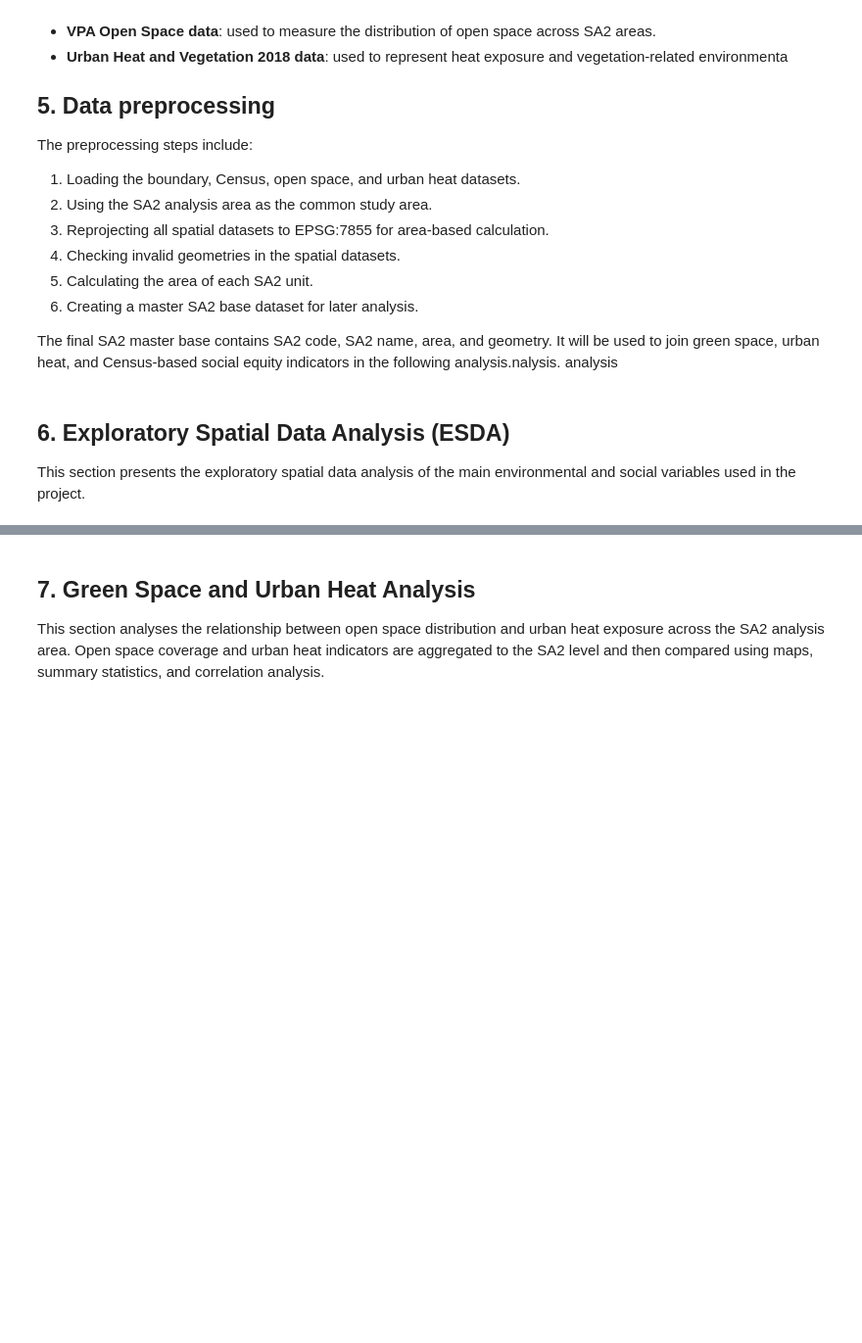
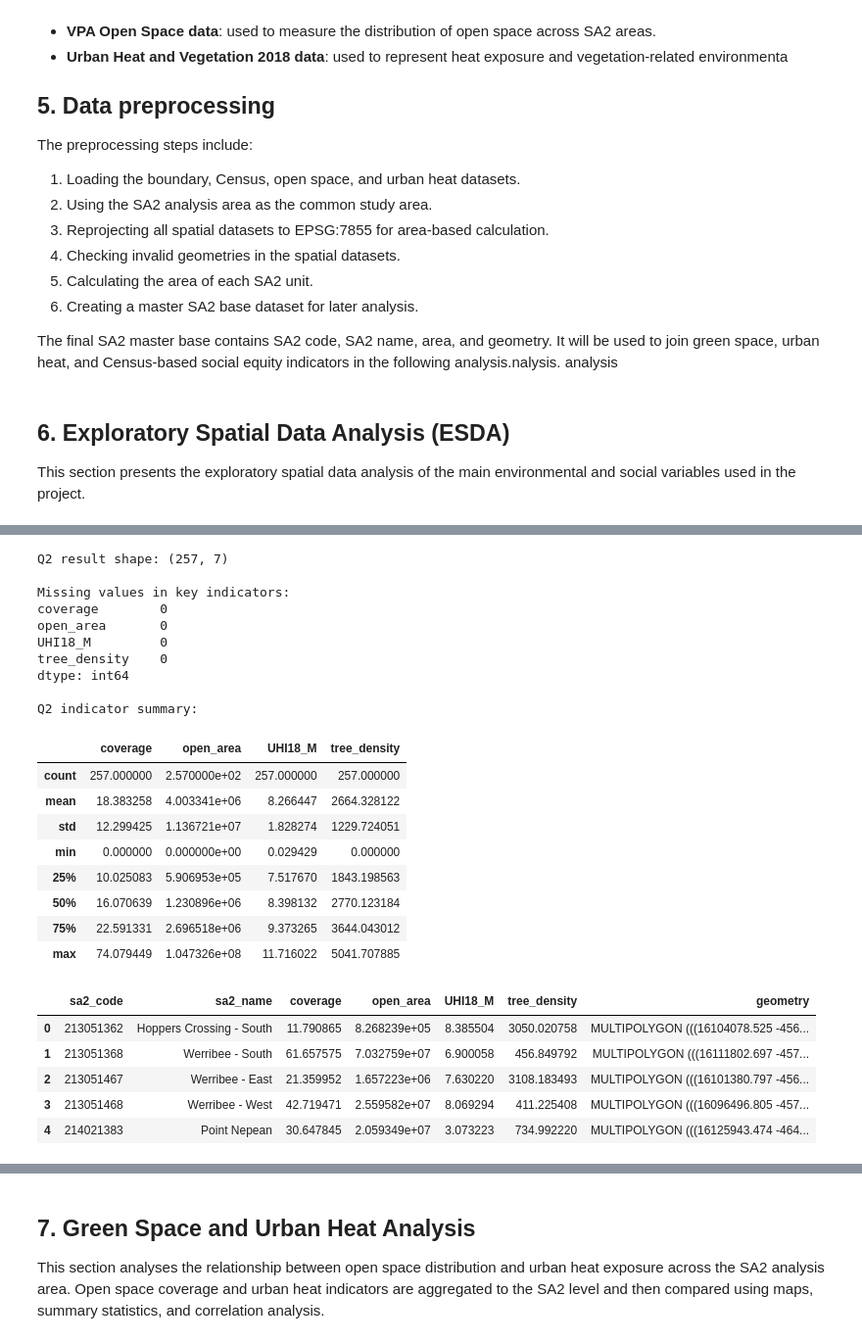
Before and after one commit to Ying7788/geom90006_a4, a Jupyter notebook: notebooks/A4_GreenSpace_UrbanHeat_Equity.ipynb.ipynb, the cells around one changed output, grey strips where cells are left out. Shown at 98% size. Drawn from its saved outputs; the diff is of its cells as text; code cells hidden in the pictures; blank space fills up the shorter version.

```diff
--- a/notebooks/A4_GreenSpace_UrbanHeat_Equity.ipynb.ipynb
+++ b/notebooks/A4_GreenSpace_UrbanHeat_Equity.ipynb.ipynb
@@ -221,0 +214,49 @@ NameError: name 'processed_dir' is not defined
+# %%
+# Check and clean completed Q2 result
+
+q2 = q2.copy()
+
+# Make sure SA2 code is string for later joins
+q2["sa2_code"] = q2["sa2_code"].astype(str)
+
+# Make sure key indicators are numeric
+numeric_cols = ["coverage", "open_area", "UHI18_M", "tree_density"]
+
+for col in numeric_cols:
+    q2[col] = pd.to_numeric(q2[col], errors="coerce")
+
+# Basic check
+print("Q2 result shape:", q2.shape)
+print("\nMissing values in key indicators:")
+print(q2[numeric_cols].isna().sum())
+
+print("\nQ2 indicator summary:")
+display(q2[numeric_cols].describe())
+
+q2.head()
+# %% [output]
+Q2 result shape: (257, 7)
+
+Missing values in key indicators:
+coverage        0
+open_area       0
+UHI18_M         0
+tree_density    0
+dtype: int64
+
+Q2 indicator summary:
+|  | coverage | open_area | UHI18_M | tree_density |
+| count | 257.000000 | 2.570000e+02 | 257.000000 | 257.000000 |
+| mean | 18.383258 | 4.003341e+06 | 8.266447 | 2664.328122 |
+| std | 12.299425 | 1.136721e+07 | 1.828274 | 1229.724051 |
+| min | 0.000000 | 0.000000e+00 | 0.029429 | 0.000000 |
+| 25% | 10.025083 | 5.906953e+05 | 7.517670 | 1843.198563 |
+| 50% | 16.070639 | 1.230896e+06 | 8.398132 | 2770.123184 |
+| 75% | 22.591331 | 2.696518e+06 | 9.373265 | 3644.043012 |
+| max | 74.079449 | 1.047326e+08 | 11.716022 | 5041.707885 |
+|  | sa2_code | sa2_name | coverage | open_area | UHI18_M | tree_density | geometry |
+| 0 | 213051362 | Hoppers Crossing - South | 11.790865 | 8.268239e+05 | 8.385504 | 3050.020758 | MULTIPOLYGON (((16104078.525 -456... |
+| 1 | 213051368 | Werribee - South | 61.657575 | 7.032759e+07 | 6.900058 | 456.849792 | MULTIPOLYGON (((16111802.697 -457... |
+| 2 | 213051467 | Werribee - East | 21.359952 | 1.657223e+06 | 7.630220 | 3108.183493 | MULTIPOLYGON (((16101380.797 -456... |
+| 3 | 213051468 | Werribee - West | 42.719471 | 2.559582e+07 | 8.069294 | 411.225408 | MULTIPOLYGON (((16096496.805 -457... |
+| 4 | 214021383 | Point Nepean | 30.647845 | 2.059349e+07 | 3.073223 | 734.992220 | MULTIPOLYGON (((16125943.474 -464... |
```
Also changed, not shown: parts of 7 cells of this notebook, 4 other files.
